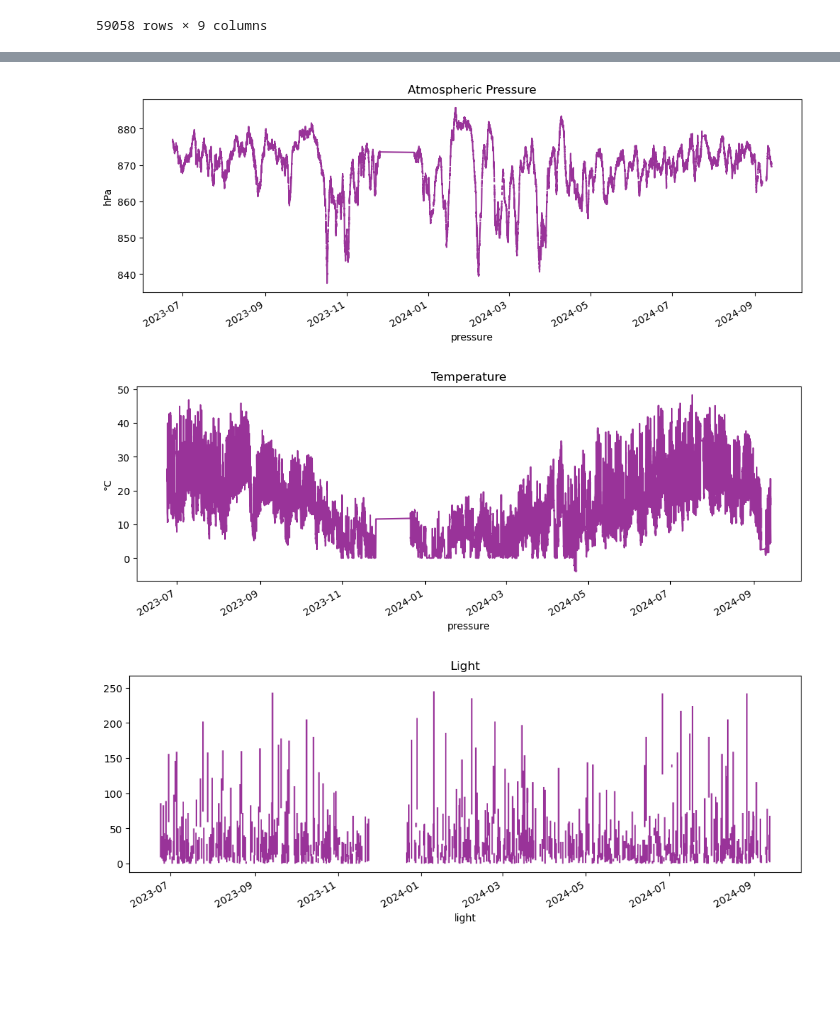
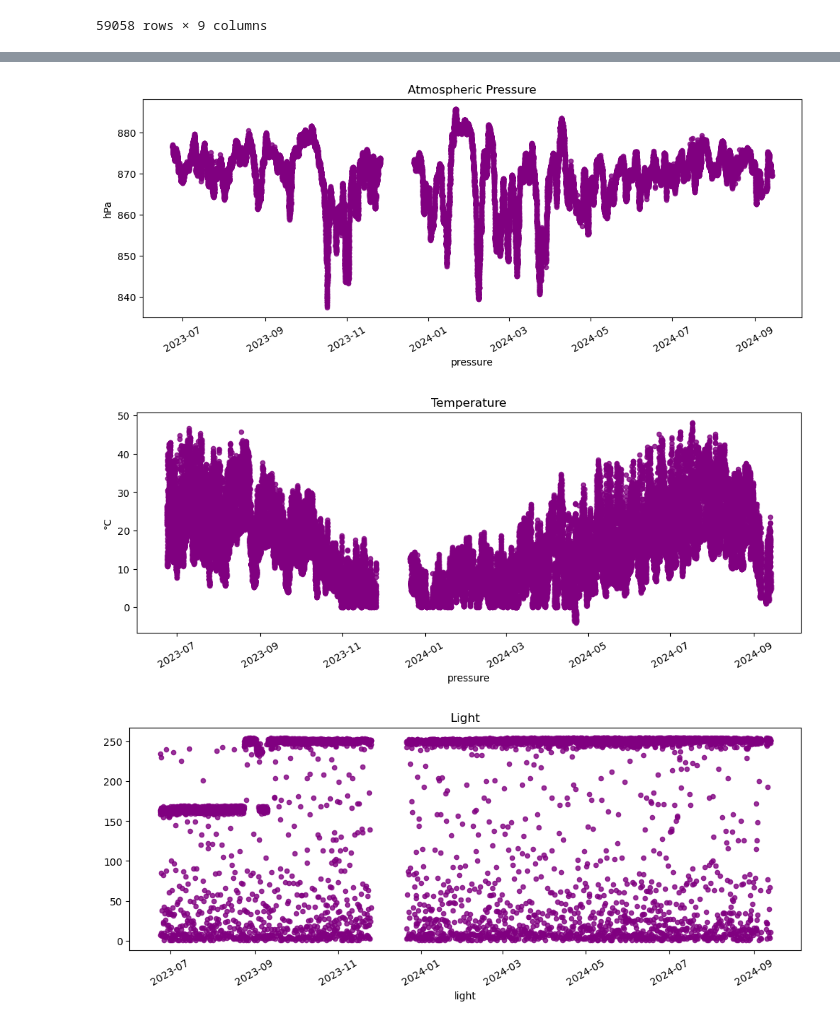
Before and after one commit to CampusIoT/datasets, a Jupyter notebook: SaintEynard/notebooks/campusiot.ipynb, the cells around one changed output, grey strips where cells are left out. Cells and saved outputs as stored; diff of their text form; code cells hidden in the pictures; blank space fills up the shorter version.

```diff
--- a/SaintEynard/notebooks/campusiot.ipynb
+++ b/SaintEynard/notebooks/campusiot.ipynb
@@ -206,27 +206,27 @@ Data columns (total 9 columns):
 dtypes: datetime64[ns](1), float64(4), int64(1), object(3)
 memory usage: 6.5+ MB
 # %%
-payload.plot(x='_dt', y='pressure', kind='line', rot=30,
+payload.plot(x='_dt', y='pressure', kind='scatter', rot=30,
         color='purple', alpha=0.8,
         legend=None,
         title='Atmospheric Pressure', xlabel='pressure', ylabel='hPa', fontsize=10, figsize=(12,4));
 plt.show()
 # %% [output]
-[figure, old version]
+[figure, new version]
 # %%
 payloadT = payload[payload.temperature < 100].reset_index()
-payloadT.plot(x='_dt', y='temperature', kind='line', rot=30,
+payloadT.plot(x='_dt', y='temperature', kind='scatter', rot=30,
         color='purple', alpha=0.8,
         legend=None,
         title='Temperature', xlabel='pressure', ylabel='°C', fontsize=10, figsize=(12,4));
 plt.show()
 # %% [output]
-[figure, old version]
+[figure, new version]
 # %%
-payload.plot(x='_dt', y='light', kind='line', rot=30,
+payload.plot(x='_dt', y='light', kind='scatter', rot=30,
         color='purple', alpha=0.8,
         legend=None,
         title='Light', xlabel='light', ylabel='', fontsize=10, figsize=(12,4));
 plt.show()
 # %% [output]
-[figure, old version]
+[figure, new version]
```
Also changed, not shown: parts of 3 cells of this notebook, 1 other file.
